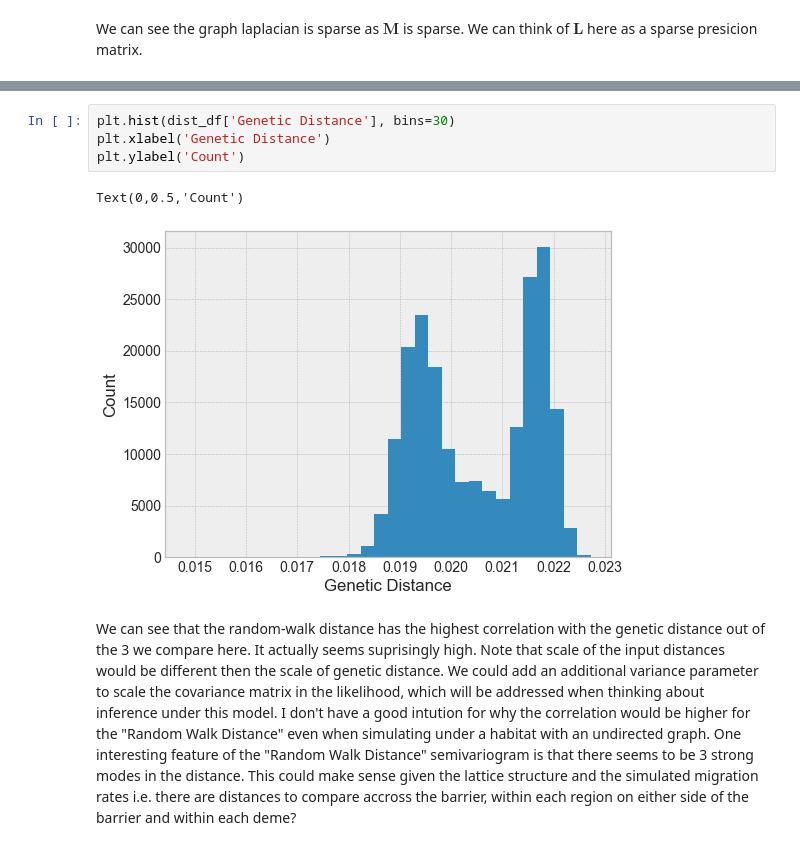
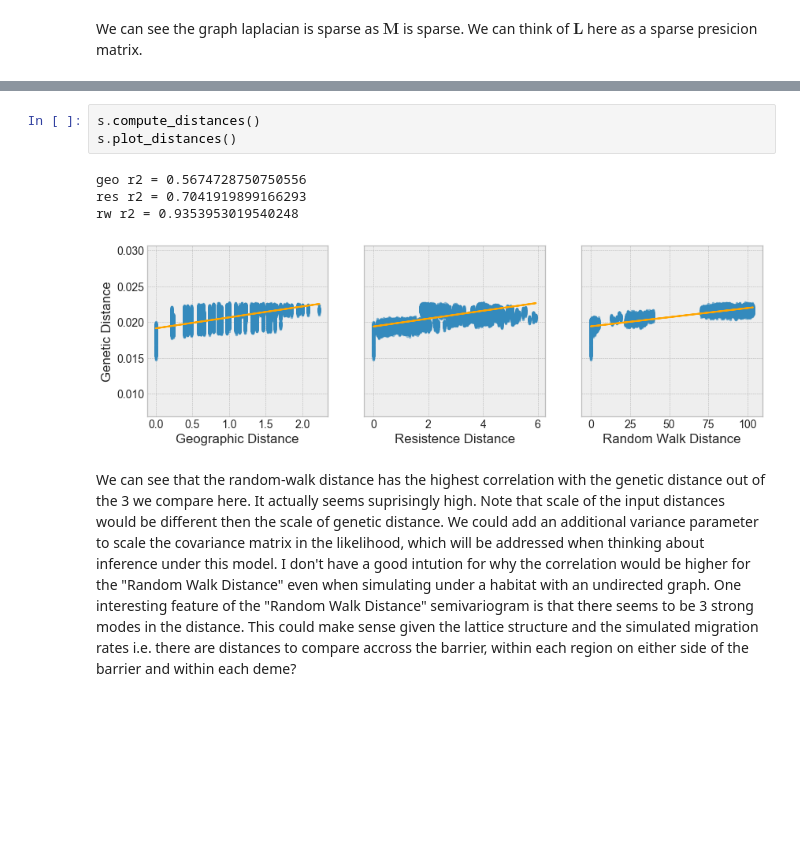
Before and after one commit to jhmarcus/spatial-random-walk, a Jupyter notebook: notebooks/isolation_by_srw.ipynb, the cells around one changed output, grey strips where cells are left out. Cells and saved outputs as stored; diff of their text form; blank space fills up the shorter version.

```diff
--- a/notebooks/isolation_by_srw.ipynb
+++ b/notebooks/isolation_by_srw.ipynb
@@ -334,9 +201,10 @@ Text(0,0.5,'Count')
-# %%
-plt.hist(dist_df['Genetic Distance'], bins=30)
-plt.xlabel('Genetic Distance')
-plt.ylabel('Count')
-# %% [output]
-Text(0,0.5,'Count')
-[figure, removed]
+# %%
+s.compute_distances()
+s.plot_distances()
+# %% [output]
+geo r2 = 0.5674728750750556
+res r2 = 0.7041919899166293
+rw r2 = 0.9353953019540248
+[figure, added]
 # %% [markdown]
 We can see that the random-walk distance has the highest correlation with the genetic distance out of the 3 we compare here. It actually seems suprisingly high. Note that scale of the input distances would be different then the scale of genetic distance. We could add an additional variance parameter to scale the covariance matrix in the likelihood, which will be addressed when thinking about inference under this model. I don't have a good intution for why the correlation would be higher for the "Random Walk Distance" even when simulating under a habitat with an undirected graph. One interesting feature of the "Random Walk Distance" semivariogram is that there seems to be 3 strong modes in the distance. This could make sense given the lattice structure and the simulated migration rates i.e. there are distances to compare accross the barrier, within each region on either side of the barrier and within each deme?
```
Also changed, not shown: parts of 46 cells of this notebook, 4 other files.
